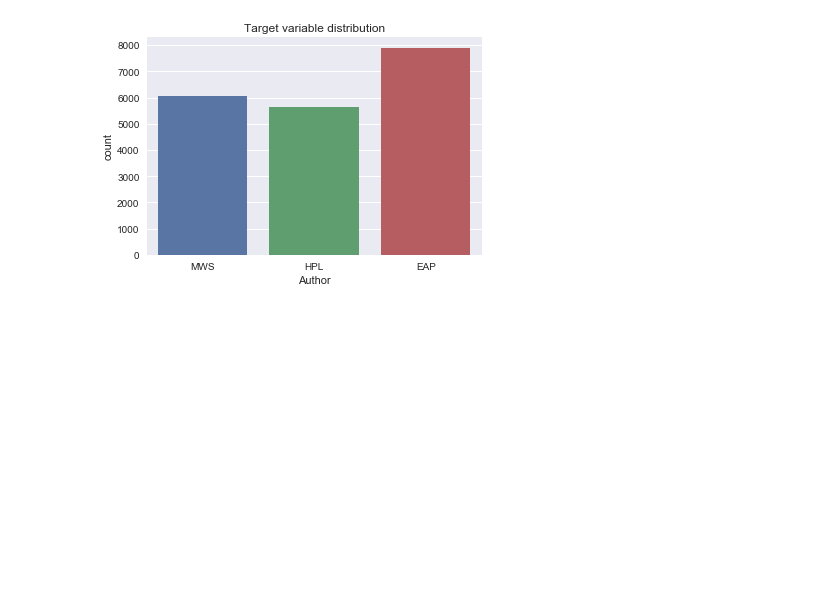
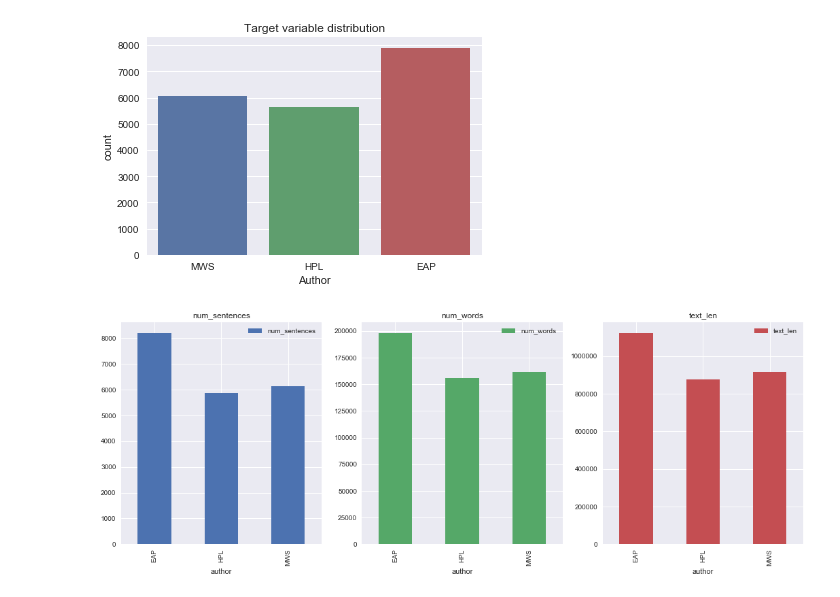
Before and after one commit to chintan04/ADS, a Jupyter notebook: EDA.ipynb, the cells around one changed output. Saved outputs shown, nothing was run; the diff lists cells and outputs as text; code cells hidden in the pictures; blank space fills up the shorter version.

```diff
--- a/EDA.ipynb
+++ b/EDA.ipynb
@@ -48,22 +48,3 @@ plt.title('Target variable distribution')
 plt.show()
 # %% [output]
 [figure]
-# %%
-## Number of words in the text ##
-train["num_words"] = train["text"].apply(lambda x: len(str(x).split()))
-test["num_words"] = test["text"].apply(lambda x: len(str(x).split()))
-
-## Number of unique words in the text ##
-train["num_unique_words"] = train["text"].apply(lambda x: len(set(str(x).split())))
-test["num_unique_words"] = test["text"].apply(lambda x: len(set(str(x).split())))
-
-## Number of characters in the text ##
-train["num_chars"] = train["text"].apply(lambda x: len(str(x)))
-test["num_chars"] = test["text"].apply(lambda x: len(str(x)))
-
-## Number of stopwords in the text ##
-train["num_stopwords"] = train["text"].apply(lambda x: len([w for w in str(x).lower().split() if w in set(stopwords.words("english"))]))
-test["num_stopwords"] = test["text"].apply(lambda x: len([w for w in str(x).lower().split() if w in set(stopwords.words("english"))]))
-import string
-train["num_punctuations"] =train['text'].apply(lambda x: len([c for c in str(x) if c in string.punctuation]) )
-test["num_punctuations"] =test['text'].apply(lambda x: len([c for c in str(x) if c in string.punctuation]) )
@@ -69,0 +63,8 @@ test["num_punctuations"] =test['text'].apply(lambda x: len([c for c in str(x) if
+# %%
+# Number of sentences
+train['num_sentences'] = train["text"].apply(lambda x: len(nltk.sent_tokenize(x)))
+test['num_sentences'] = test["text"].apply(lambda x: len(nltk.sent_tokenize(x)))
+# %%
+# Length of text
+train['text_len'] = train["text"].apply(lambda x: len(x))
+test['text_len'] = test["text"].apply(lambda x: len(x))
@@ -70,3 +76,14 @@ test["num_punctuations"] =test['text'].apply(lambda x: len([c for c in str(x) if
+# %%
+# first group by author
+(train.groupby('author')
+ # select the columns we are interested in (note the list inside the []-operator)
+ [['num_sentences','num_words','text_len']]
+ # we calculate the sum for each column within each author group
+ .sum()
+ # finally, plot as bar chart in different figures
+ .plot.bar(subplots = True, layout = (1,3), figsize = (18,6)));
+# %% [output]
+[figure, added]
 # %%
 train['num_words'].loc[train['num_words']>80] = 80 #truncation for better visuals
 plt.figure(figsize=(12,8))
```
Also changed, not shown: parts of 27 cells of this notebook.
